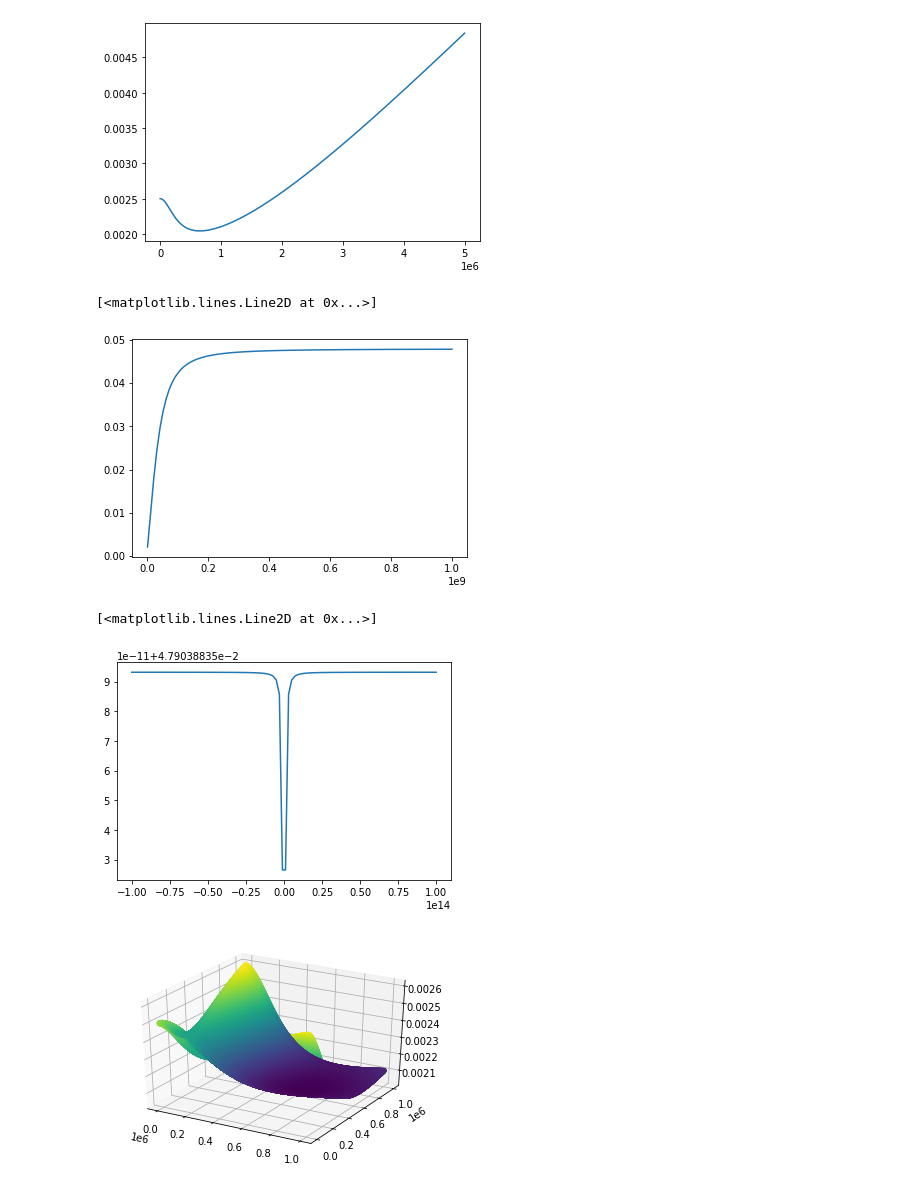
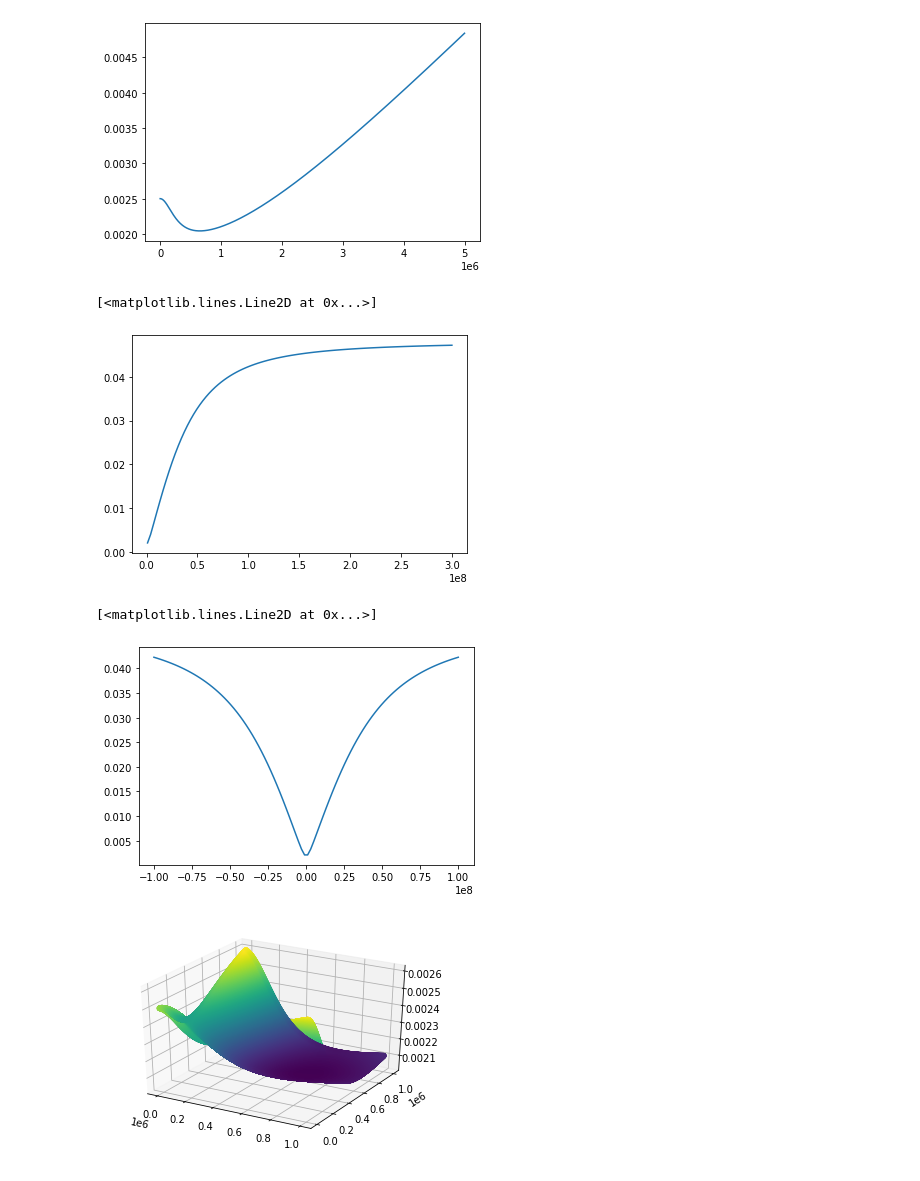
Before and after one commit to 0xDBFB7/transmembrane_potential, a Jupyter notebook: transmembrane_math.ipynb, the cells around one changed output. Cells and saved outputs as stored; diff of their text form; code cells hidden in the pictures.

```diff
--- a/transmembrane_math.ipynb
+++ b/transmembrane_math.ipynb
@@ -795,19 +795,19 @@ plt.plot(freqs/T0, np.abs(virus_FT_function(freqs)/host_FT_function(freqs))) #ha
 [<matplotlib.lines.Line2D at 0x...>]
 [figure]
 # %%
-freqs = np.linspace(1e6*T0, 1e9*T0, 100)
+freqs = np.linspace(1e6*T0, 3e8*T0, 100)
 
 plt.plot(freqs/T0, np.abs(virus_FT_function(freqs)/host_FT_function(freqs))) #has no complex part
 # plt.plot(freqs/T0, np.abs(np.array([J_eq.subs(f,a).evalf() for a in freqs])))
 # %% [output]
 [<matplotlib.lines.Line2D at 0x...>]
-[figure, old version]
+[figure, new version]
 # %%
-freqs = np.linspace(-1e8, 1e8, 100)
+freqs = np.linspace(-1e8*T0, 1e8*T0, 100)
 plt.plot(freqs/T0, np.abs(virus_FT_function(freqs)/host_FT_function(freqs))) #has no complex part
 # %% [output]
 [<matplotlib.lines.Line2D at 0x...>]
-[figure, old version]
+[figure, new version]
 # %%
 # how about two sine components? plot the whole surface? impulse train
 # %%
```
